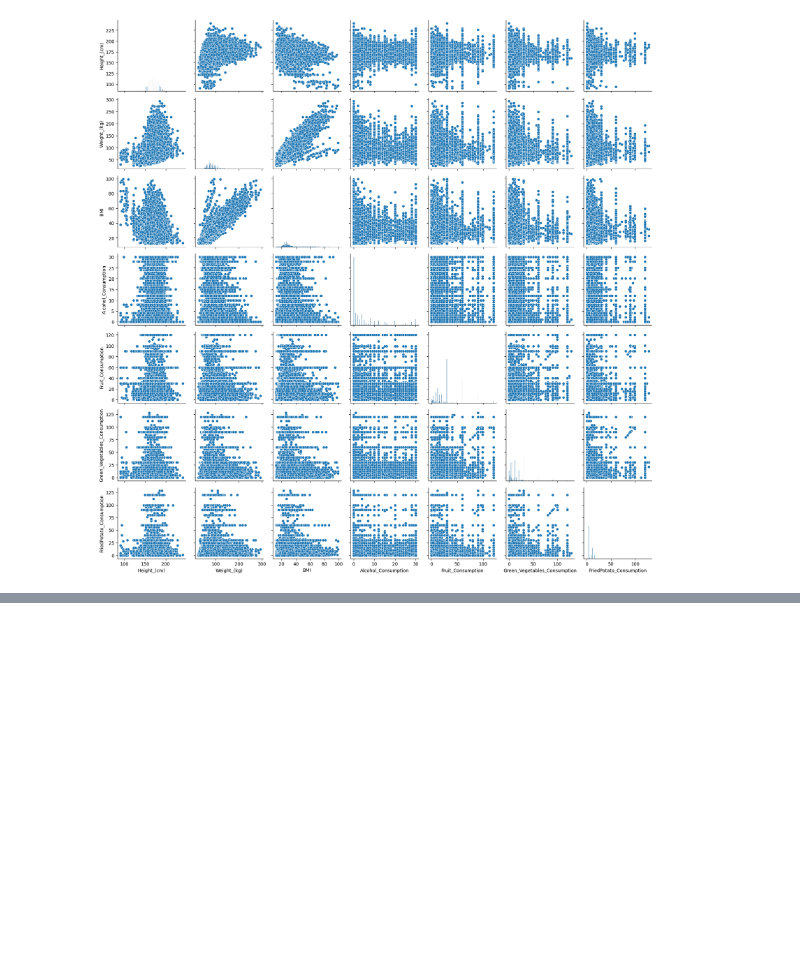
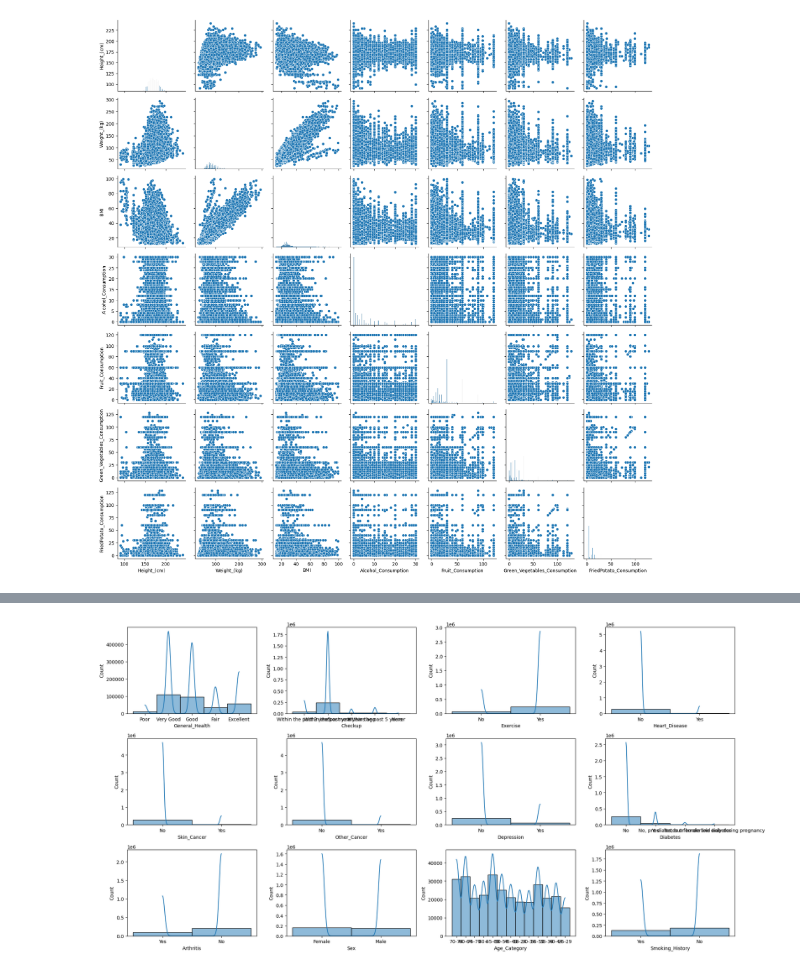
Before and after one commit to stevearmstrong-dev/cardiovascular-disease-risk-prediction, a Jupyter notebook: notebooks/cvd_risk_prediction.ipynb, the cells around one changed output, grey strips where cells are left out. Cells and saved outputs as stored; diff of their text form; code cells hidden in the pictures; blank space fills up the shorter version.

Commit message:
Visualize distribution of categorical features

```diff
--- a/notebooks/cvd_risk_prediction.ipynb
+++ b/notebooks/cvd_risk_prediction.ipynb
@@ -53,0 +62,12 @@ g.map_offdiag(sns.scatterplot)
+# %%
+categorical_features = df.columns[df.dtypes =='object']
+plot_num = 1
+plt.figure(figsize=(20,10))
+for col in categorical_features:
+    ax = plt.subplot(3,4,plot_num)
+    sns.histplot(df[col], kde=True)
+    plot_num +=1
+
+plt.tight_layout()
+# %% [output]
+[figure, added]
```
Also changed, not shown: parts of 1 cell of this notebook.
